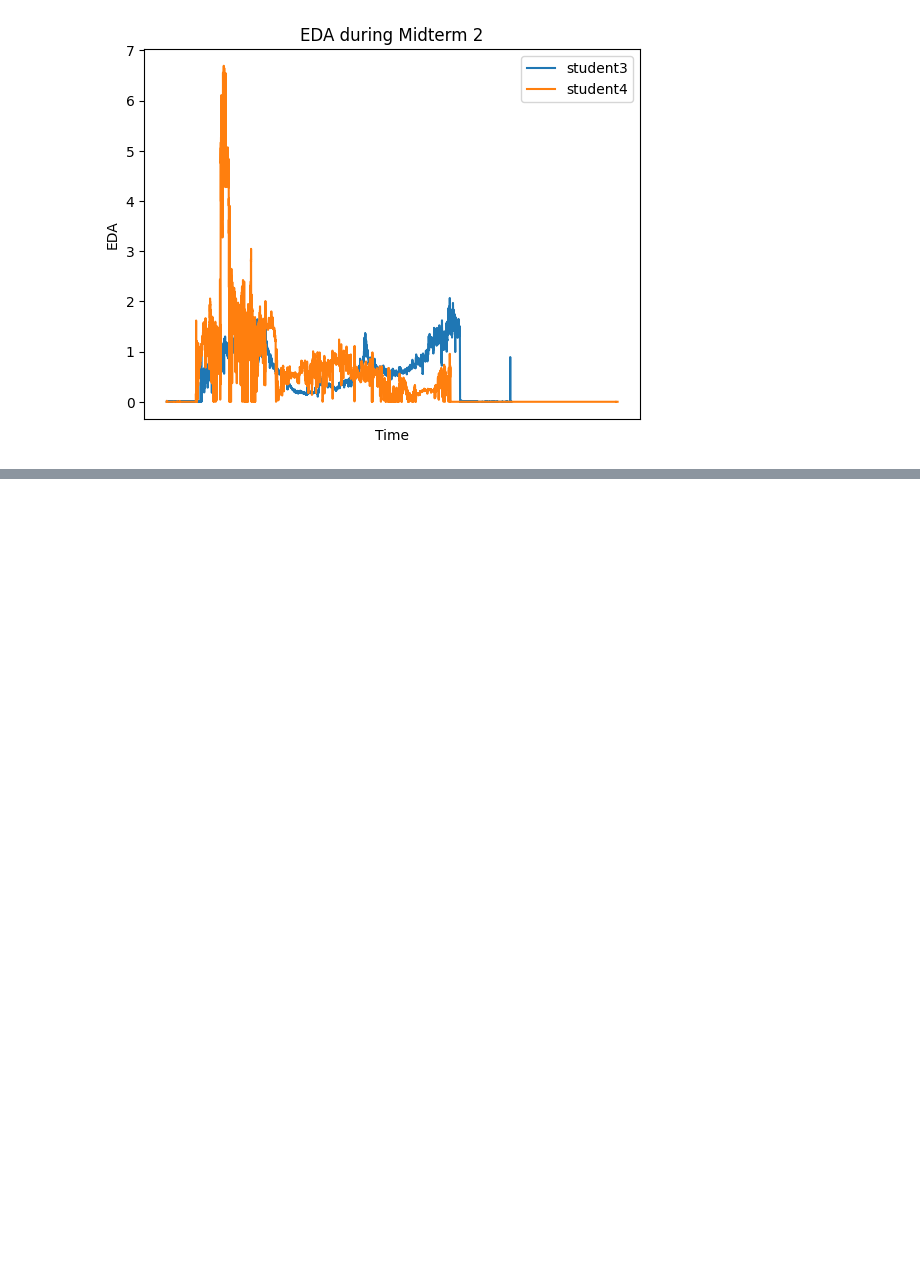
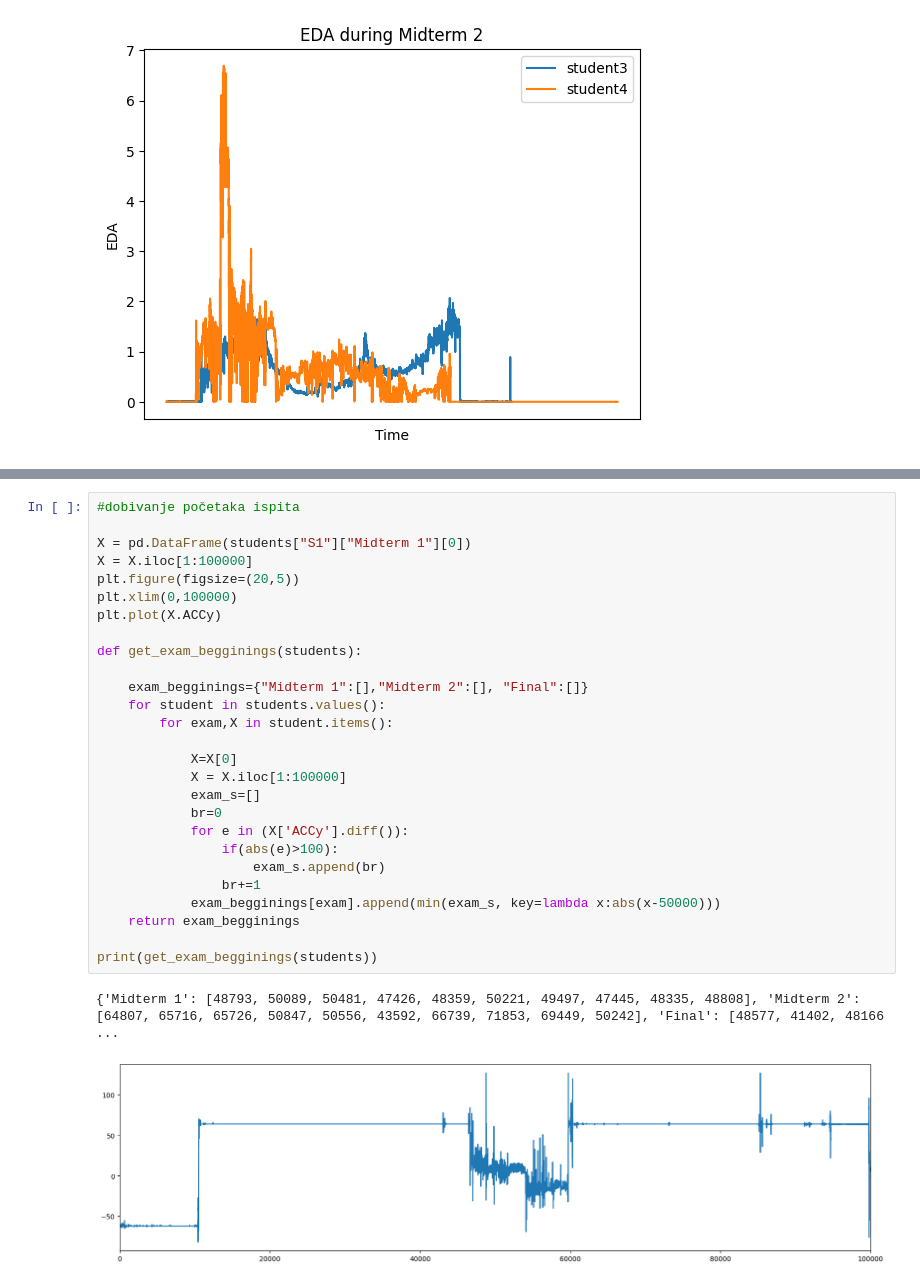
Before and after one commit to Franmicka1/UZOP_projekt, a Jupyter notebook: Obrada_i_prikaz_pod.ipynb, the cells around one changed output, grey strips where cells are left out. Cells and saved outputs as stored; diff of their text form; blank space fills up the shorter version.

```diff
--- a/Obrada_i_prikaz_pod.ipynb
+++ b/Obrada_i_prikaz_pod.ipynb
@@ -193,0 +184,30 @@ max       29.230000     32.310000     27.170000     30.230000     28.750000
+# %%
+#dobivanje početaka ispita
+
+X = pd.DataFrame(students["S1"]["Midterm 1"][0])
+X = X.iloc[1:100000]
+plt.figure(figsize=(20,5))
+plt.xlim(0,100000)
+plt.plot(X.ACCy)
+
+def get_exam_begginings(students):
+
+    exam_begginings={"Midterm 1":[],"Midterm 2":[], "Final":[]}
+    for student in students.values():
+        for exam,X in student.items():
+
+            X=X[0]
+            X = X.iloc[1:100000]
+            exam_s=[]
+            br=0
+            for e in (X['ACCy'].diff()):
+                if(abs(e)>100):
+                    exam_s.append(br)
+                br+=1
+            exam_begginings[exam].append(min(exam_s, key=lambda x:abs(x-50000)))
+    return exam_begginings
+
+print(get_exam_begginings(students))
+# %% [output]
+{'Midterm 1': [48793, 50089, 50481, 47426, 48359, 50221, 49497, 47445, 48335, 48808], 'Midterm 2': [64807, 65716, 65726, 50847, 50556, 43592, 66739, 71853, 69449, 50242], 'Final': [48577, 41402, 48166 ...
+[figure, added]
```
Also changed, not shown: parts of 8 cells of this notebook.
